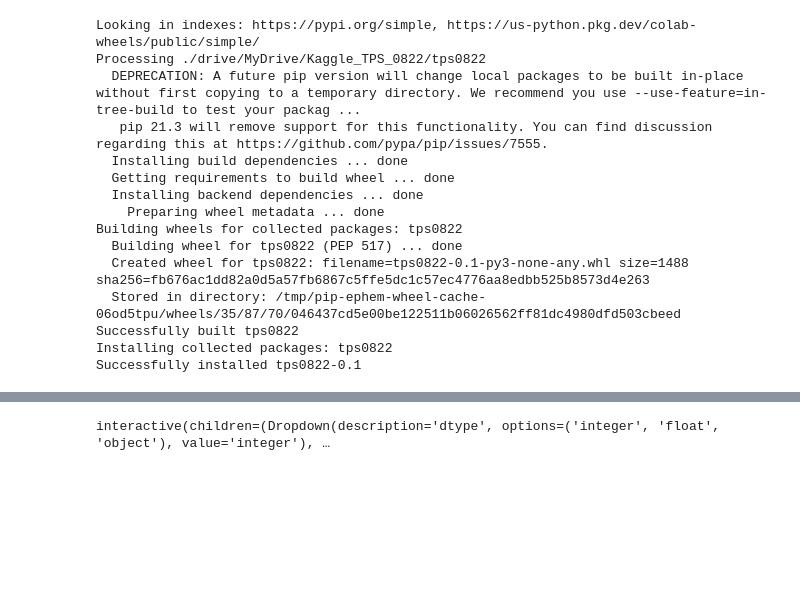
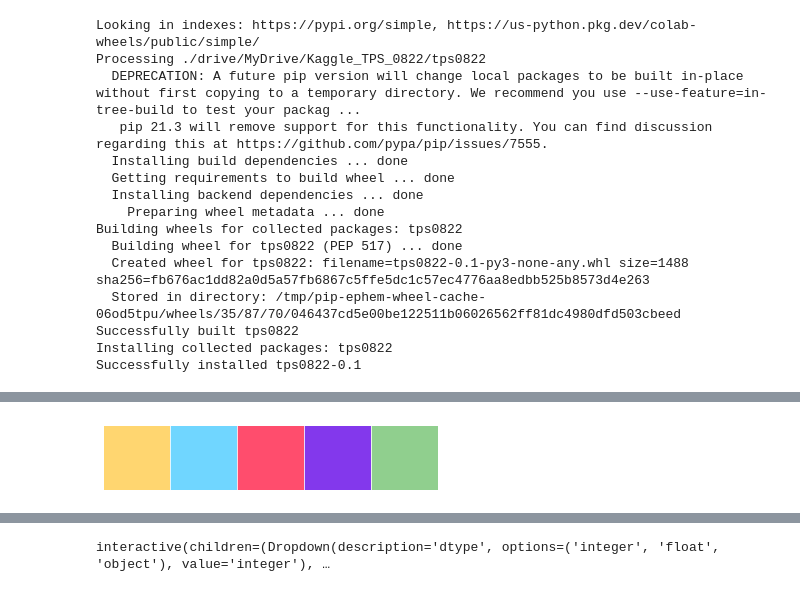
Before and after one commit to Graham-Broughton/S2E8, a Jupyter notebook: notebooks/1.EDA.ipynb, the cells around one changed output, grey strips where cells are left out. Drawn from its saved outputs; the diff is of its cells as text; code cells hidden in the pictures; blank space fills up the shorter version.

Commit message:
worked on the EDA, saved some images from it

```diff
--- a/notebooks/1.EDA.ipynb
+++ b/notebooks/1.EDA.ipynb
@@ -132,0 +78,9 @@ data.describe().T
+# %%
+#Custom Color Palette 🎨
+custom_colors = ["#ffd670","#70d6ff","#ff4d6d","#8338ec","#90cf8e"]
+customPalette = sns.set_palette(sns.color_palette(custom_colors))
+sns.palplot(sns.color_palette(custom_colors),size=1.2)
+plt.tick_params(axis='both', labelsize=0, length = 0)
+color_pal = plt.rcParams['axes.prop_cycle'].by_key()['color']
+# %% [output]
+[figure, added]
```
Also changed, not shown: parts of 14 cells of this notebook, 3 other files.
